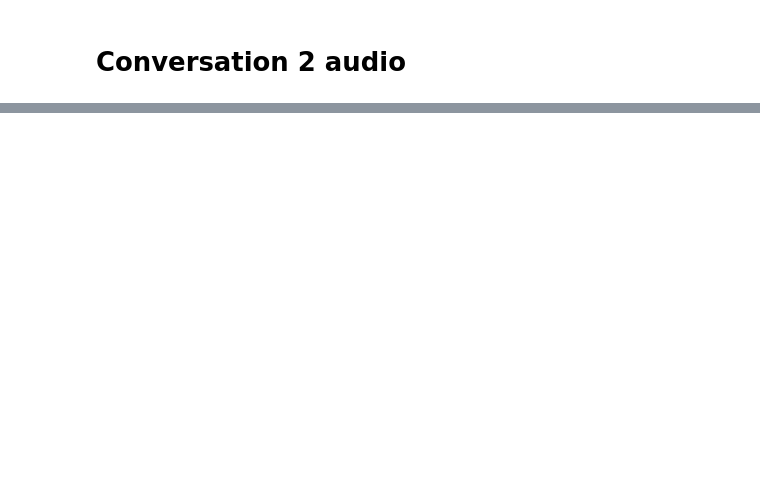
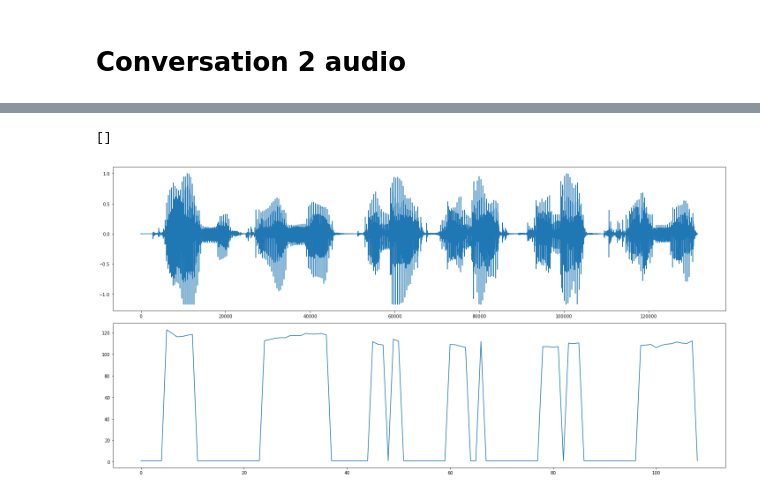
Before and after one commit to scheinpablo/vp_pitch_tracking, a Jupyter notebook: optimized_yin.ipynb, the cells around one changed output, grey strips where cells are left out. Drawn from its saved outputs; the diff is of its cells as text; code cells hidden in the pictures; blank space fills up the shorter version.

```diff
--- a/optimized_yin.ipynb
+++ b/optimized_yin.ipynb
@@ -177,0 +185,3 @@ plt.plot()
+# %%
+%%time
+audio, pitches, vals = fast_pitch_detection("assets/test_voice.wav")
@@ -177,0 +190,12 @@ plt.plot()
+# %%
+plt.figure(figsize=(20,10))
+plt.subplot(2,1,1)
+plt.plot(audio)
+plt.tight_layout()
+plt.subplot(2,1,2)
+plt.plot(pitches)
+plt.tight_layout()
+plt.plot()
+# %% [output]
+[]
+[figure, added]
```
Also changed, not shown: parts of 14 cells of this notebook.
